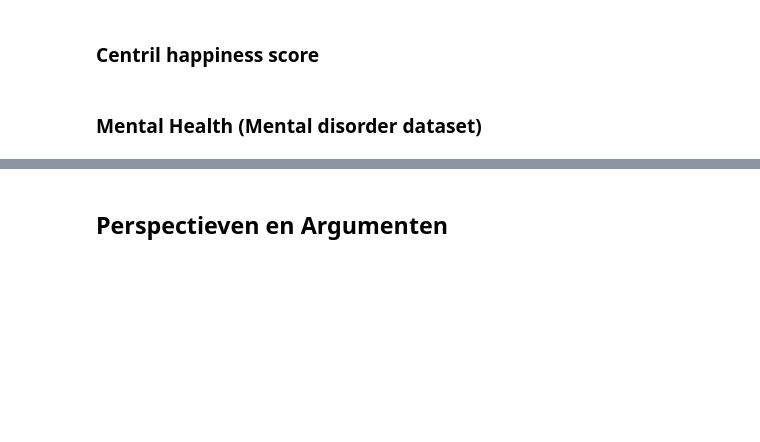
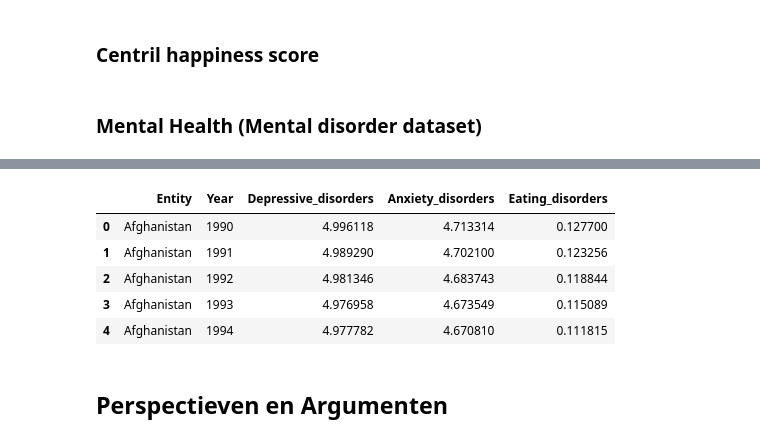
Before and after one commit to MxDiederick/Group29, a Jupyter notebook: group29.ipynb, the cells around one changed output, grey strips where cells are left out. Cells and saved outputs as stored; diff of their text form; code cells hidden in the pictures; blank space fills up the shorter version.

Commit message:
main notebook and feedback from ta (clean up dataset)

```diff
--- a/group29.ipynb
+++ b/group29.ipynb
@@ -42,3 +46,13 @@ Er zijn ook een aantal beperkingen aan enquêtegegevens:
+# %%
+df_mental_clean = pd.read_csv('alcohol vs happiness/data/clean_mental.csv')
+df_mental_clean.head(n=5)
+# %% [output]
+|  | Entity | Year | Depressive_disorders | Anxiety_disorders | Eating_disorders |
+| 0 | Afghanistan | 1990 | 4.996118 | 4.713314 | 0.127700 |
+| 1 | Afghanistan | 1991 | 4.989290 | 4.702100 | 0.123256 |
+| 2 | Afghanistan | 1992 | 4.981346 | 4.683743 | 0.118844 |
+| 3 | Afghanistan | 1993 | 4.976958 | 4.673549 | 0.115089 |
+| 4 | Afghanistan | 1994 | 4.977782 | 4.670810 | 0.111815 |
 # %% [markdown]
 ## Perspectieven en Argumenten
 # %% [markdown]
```
Also changed, not shown: parts of 1 cell of this notebook, 10 other files.
